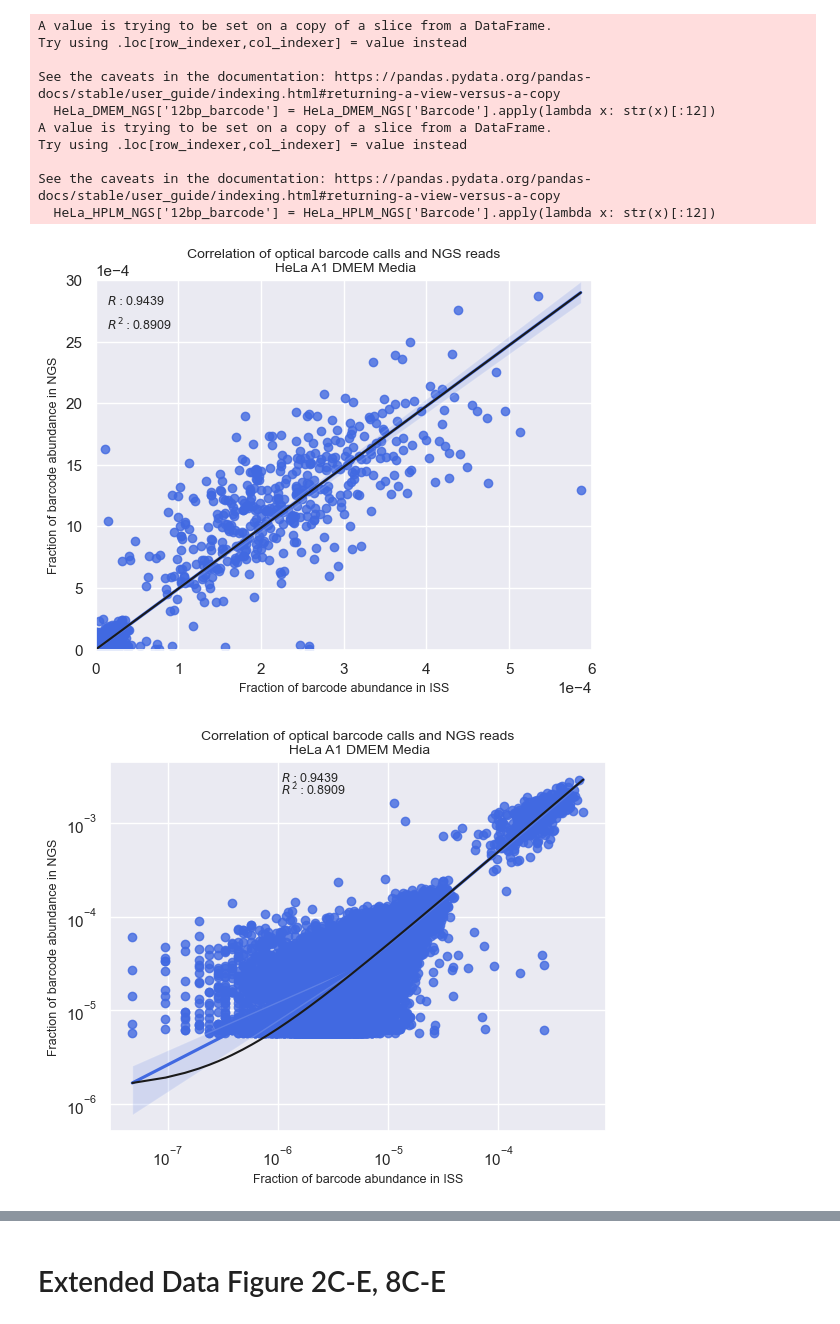
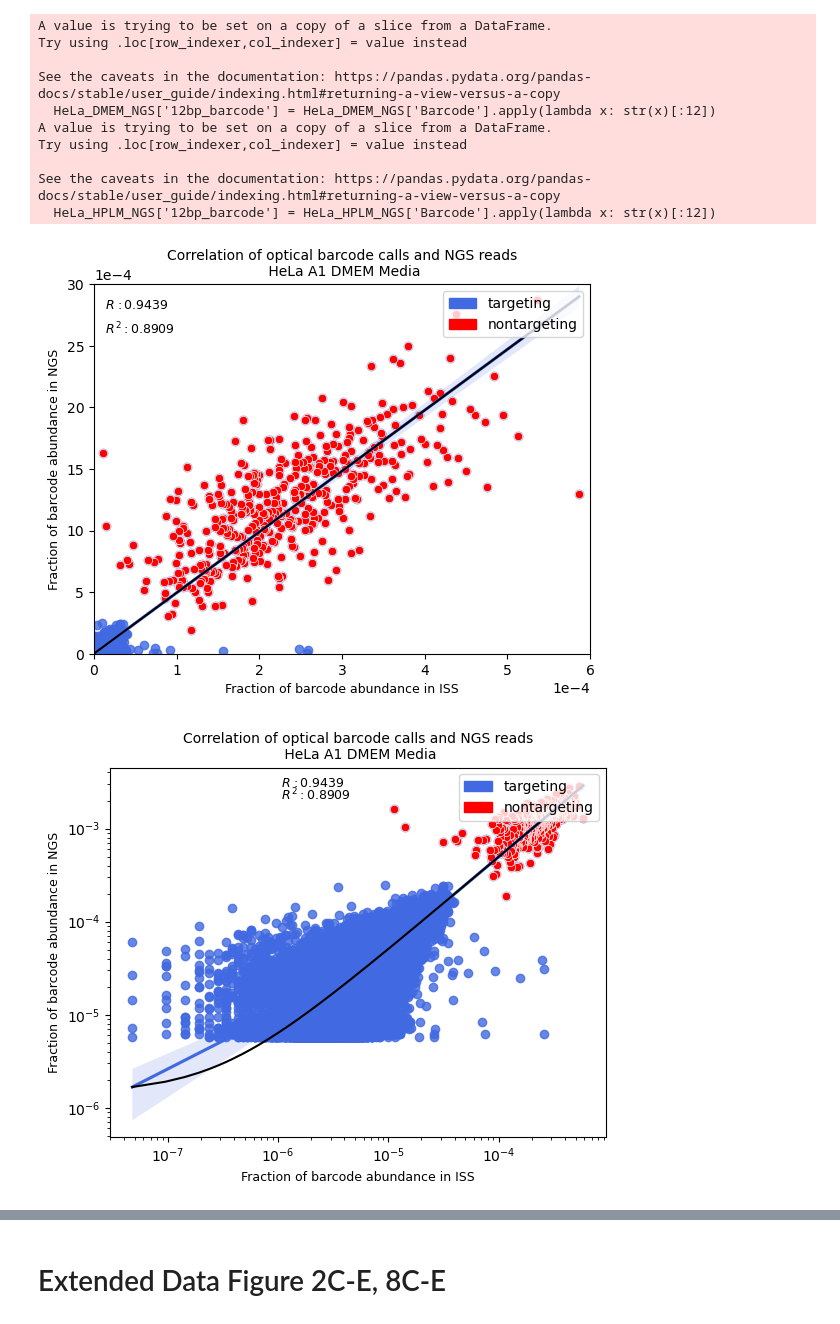
Before and after one commit to broadinstitute/2022_PERISCOPE, a Jupyter notebook: Extended_Data_2_and_8/Cell_Count_Distribution.ipynb, the cells around one changed output, grey strips where cells are left out. Cells and saved outputs as stored; diff of their text form; code cells hidden in the pictures.

Commit message:
colorize nontargeting

```diff
--- a/Extended_Data_2_and_8/Cell_Count_Distribution.ipynb
+++ b/Extended_Data_2_and_8/Cell_Count_Distribution.ipynb
@@ -381,9 +381,10 @@ HeLa_HPLM_Merged = HeLa_HPLM_Merged.iloc[1:]
 HeLa_DMEM_Merged = HeLa_DMEM_Merged.iloc[1:]
 # %%
 # Define figure functions to visualize and calculate pairwise correlations of guide abundance in NGS and
-def plot_scatter(data_set,x,y,x_name,y_name,x_lim,y_lim,r_loc_x,r_loc_y,r2_loc_x,r2_loc_y,plotlog=False):
-
+def plot_scatter(data_set,x,y,xNeg, yNeg,x_name,y_name,x_lim,y_lim,r_loc_x,r_loc_y,r2_loc_x,r2_loc_y,plotlog=False):
+    import matplotlib.patches as mpatches
     g = sns.regplot(x=x,y=y,scatter=True, color = '#4169E1')
+    sns.scatterplot(x=xNeg,y=yNeg, color = 'red')
 
     plt.plot(np.unique(x), np.poly1d(np.polyfit(x, y, 1))(np.unique(x)),color='k')
     plt.xlabel(x_name, size=9)
@@ -402,6 +403,7 @@ def plot_scatter(data_set,x,y,x_name,y_name,x_lim,y_lim,r_loc_x,r_loc_y,r2_loc_x
     correlation = np.corrcoef(x,y)[0,1]
     plt.text(r_loc_x,r_loc_y,r' $R:$' + str(round(correlation,4)), fontsize=9)
     plt.text(r2_loc_x,r2_loc_y,r' $R^2:$' + str(round((pow(correlation,2)),4)), fontsize=9)
+    plt.legend([mpatches.Patch(color='#4169E1'),mpatches.Patch(color='red')],['targeting','nontargeting'],loc='upper right')
 
     plt.savefig(os.path.join(output_folder, "figure_panels", f'{data_set}_{x_name}_vs_{y_name}.png'),
                 dpi=400,
@@ -413,17 +415,25 @@ def plot_scatter(data_set,x,y,x_name,y_name,x_lim,y_lim,r_loc_x,r_loc_y,r2_loc_x
 # %%
 # Generate guide abundance correlation plots for HeLa DMEM Samples
 plt.title('Correlation of optical barcode calls and NGS reads\n HeLa A1 DMEM Media', fontsize='10')
 plt.ticklabel_format(axis="both", style="sci", scilimits=(-4,-4))
-plot_scatter('DMEM', HeLa_DMEM_Merged['Fraction_x'],HeLa_DMEM_Merged['Fraction_y'],'Fraction of barcode abundance in ISS','Fraction of barcode abundance in NGS',.0006,.0030,0.00001,.0028,0.00001,.0026)
+plot_scatter('DMEM',
+             HeLa_DMEM_Merged['Fraction_x'],
+             HeLa_DMEM_Merged['Fraction_y'],
+             HeLa_DMEM_Merged.loc[HeLa_DMEM_Merged['Metadata_Foci_Barcode_MatchedTo_GeneCode']=='nontargeting']['Fraction_x'],
+             HeLa_DMEM_Merged.loc[HeLa_DMEM_Merged['Metadata_Foci_Barcode_MatchedTo_GeneCode']=='nontargeting']['Fraction_y'],
+             'Fraction of barcode abundance in ISS','Fraction of barcode abundance in NGS',.0006,.0030,0.00001,.0028,0.00001,.0026)
 # %% [output]
-[figure, old version]
+[figure, new version]
 # %%
 # Generate guide abundance correlation plots for HeLa DMEM Samples with log scale axes
 plt.title('Correlation of optical barcode calls and NGS reads\n HeLa A1 DMEM Media', fontsize='10')
 #plt.ticklabel_format(axis="both", style="sci", scilimits=(-4,-4))
-plot_scatter('DMEM', HeLa_DMEM_Merged['Fraction_x'],HeLa_DMEM_Merged['Fraction_y'],'Fraction of barcode abundance in ISS','Fraction of barcode abundance in NGS',False,False,0.000001,.0028,0.000001,.002,plotlog=True)
+plot_scatter('DMEM', HeLa_DMEM_Merged['Fraction_x'],HeLa_DMEM_Merged['Fraction_y'],
+             HeLa_DMEM_Merged.loc[HeLa_DMEM_Merged['Metadata_Foci_Barcode_MatchedTo_GeneCode']=='nontargeting']['Fraction_x'],
+             HeLa_DMEM_Merged.loc[HeLa_DMEM_Merged['Metadata_Foci_Barcode_MatchedTo_GeneCode']=='nontargeting']['Fraction_y'],
+             'Fraction of barcode abundance in ISS','Fraction of barcode abundance in NGS',False,False,0.000001,.0028,0.000001,.002,plotlog=True)
 # %% [output]
-[figure, old version]
+[figure, new version]
 # %%
 # Generate guide abundance correlation plots for HeLa HPLM Samples
 plt.title('Correlation of optical barcode calls and NGS reads\n HeLa A1 HPLM Media', fontsize='10')
```
Also changed, not shown: parts of 4 cells of this notebook.
